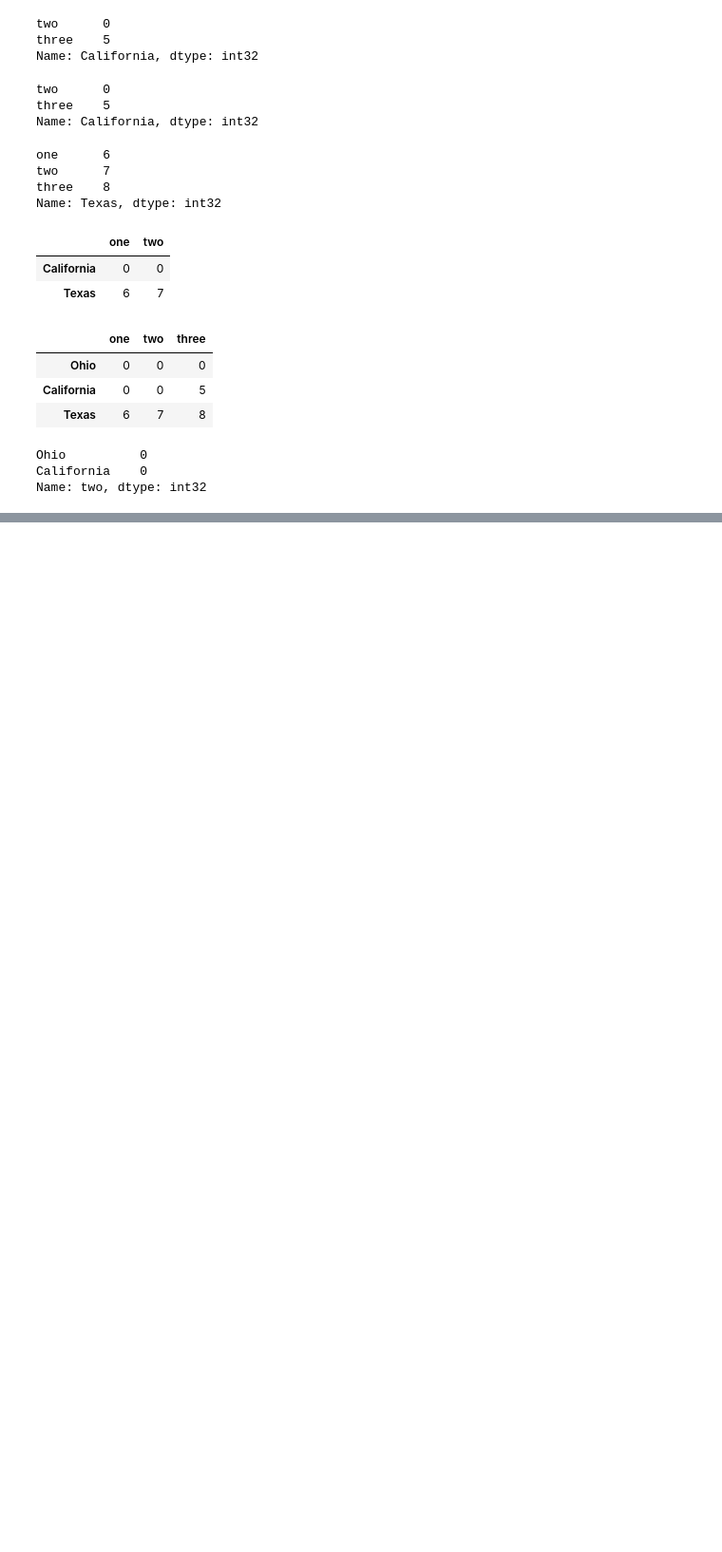
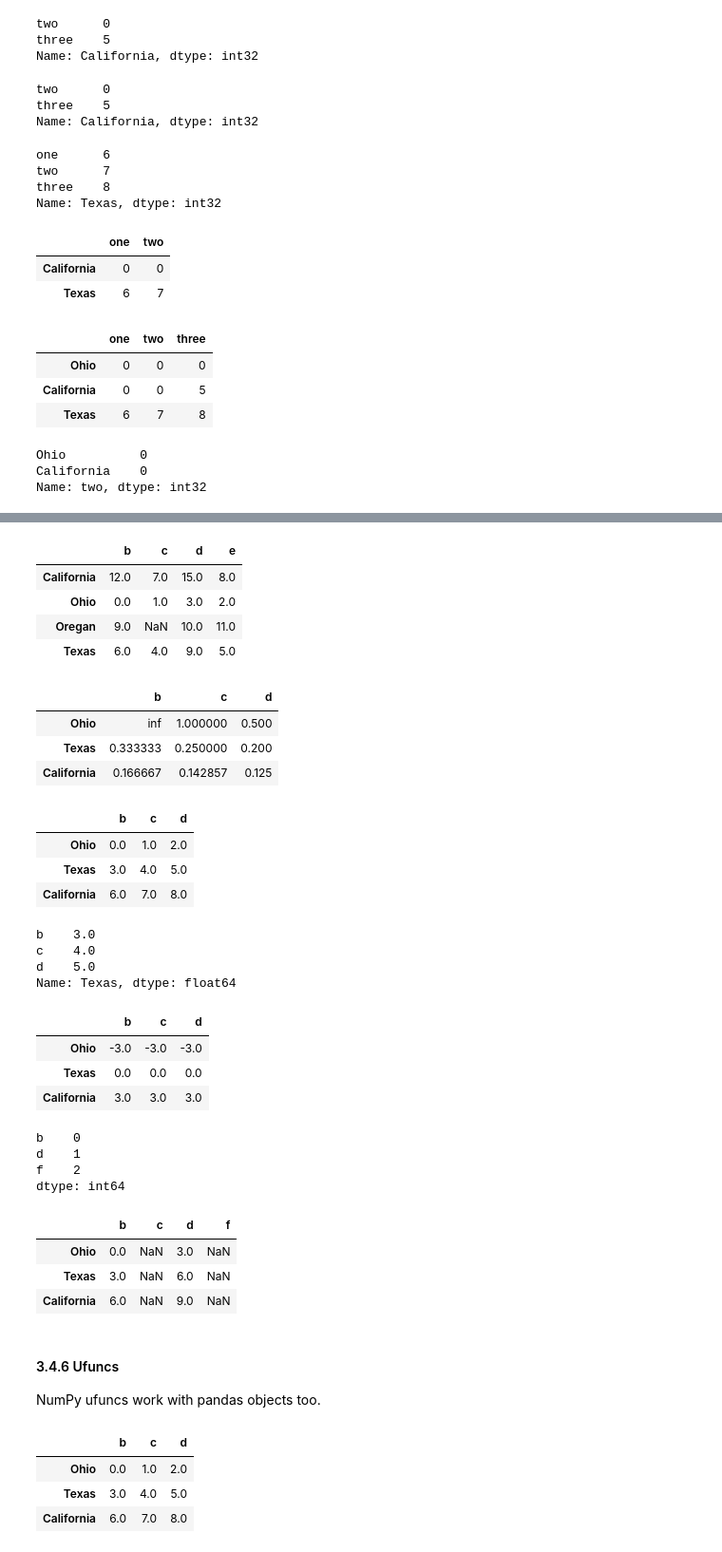
Before and after one commit to pekoto-zz/MyJupyterNotes, a Jupyter notebook: Python for Data Analysis.ipynb, the cells around one changed output, grey strips where cells are left out. Shown at 95% size. Cells and saved outputs as stored; diff of their text form; code cells hidden in the pictures; blank space fills up the shorter version.

Commit message:
pandas info

```diff
--- a/Python for Data Analysis.ipynb
+++ b/Python for Data Analysis.ipynb
@@ -2013,0 +2056,72 @@ Name: two, dtype: int32
+# %%
+# We could pass in a fill value for these NaN elements
+df1.add(df2, fill_value=0)
+# %% [output]
+|  | b | c | d | e |
+| California | 12.0 | 7.0 | 15.0 | 8.0 |
+| Ohio | 0.0 | 1.0 | 3.0 | 2.0 |
+| Oregan | 9.0 | NaN | 10.0 | 11.0 |
+| Texas | 6.0 | 4.0 | 9.0 | 5.0 |
+# %%
+# We can also do basic arithmetic
+1/df1
+# %% [output]
+|  | b | c | d |
+| Ohio | inf | 1.000000 | 0.500 |
+| Texas | 0.333333 | 0.250000 | 0.200 |
+| California | 0.166667 | 0.142857 | 0.125 |
+# %%
+# Operations between a Series and DataFrame:
+# By default, match the Series index with Dataframe columns
+df1 = pd.DataFrame(np.arange(9.0).reshape((3,3)), columns=list('bcd'), index=['Ohio', 'Texas', 'California'])
+
+series = df1.iloc[1]
+
+df1
+# %% [output]
+|  | b | c | d |
+| Ohio | 0.0 | 1.0 | 2.0 |
+| Texas | 3.0 | 4.0 | 5.0 |
+| California | 6.0 | 7.0 | 8.0 |
+# %%
+series
+# %% [output]
+b    3.0
+c    4.0
+d    5.0
+Name: Texas, dtype: float64
+# %%
+# Subtract using the series index matching the columns, broadcasting down the rows
+df1-series
+# %% [output]
+|  | b | c | d |
+| Ohio | -3.0 | -3.0 | -3.0 |
+| Texas | 0.0 | 0.0 | 0.0 |
+| California | 3.0 | 3.0 | 3.0 |
+# %%
+series = pd.Series(range(3), index=['b','d','f'])
+series
+# %% [output]
+b    0
+d    1
+f    2
+dtype: int64
+# %%
+# If the Series index/DataFrame columns don't match, form a union, setting non-matching to NaN
+df1+series
+# %% [output]
+|  | b | c | d | f |
+| Ohio | 0.0 | NaN | 3.0 | NaN |
+| Texas | 3.0 | NaN | 6.0 | NaN |
+| California | 6.0 | NaN | 9.0 | NaN |
+# %% [markdown]
+#### 3.4.6 Ufuncs
+NumPy ufuncs work with pandas objects too.
+# %%
+df1 = pd.DataFrame(np.arange(9.0).reshape((3,3)), columns=list('bcd'), index=['Ohio', 'Texas', 'California'])
+df1
+# %% [output]
+|  | b | c | d |
+| Ohio | 0.0 | 1.0 | 2.0 |
+| Texas | 3.0 | 4.0 | 5.0 |
+| California | 6.0 | 7.0 | 8.0 |
```
Also changed, not shown: parts of 25 cells of this notebook.
